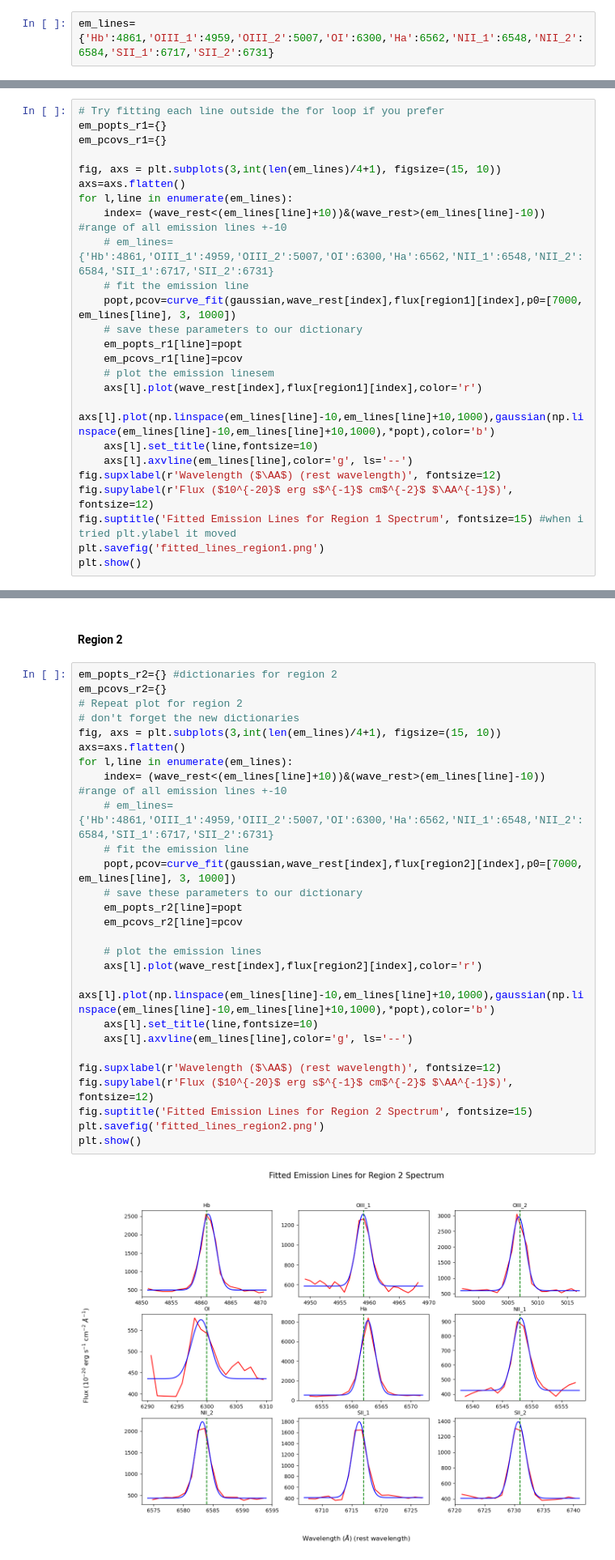
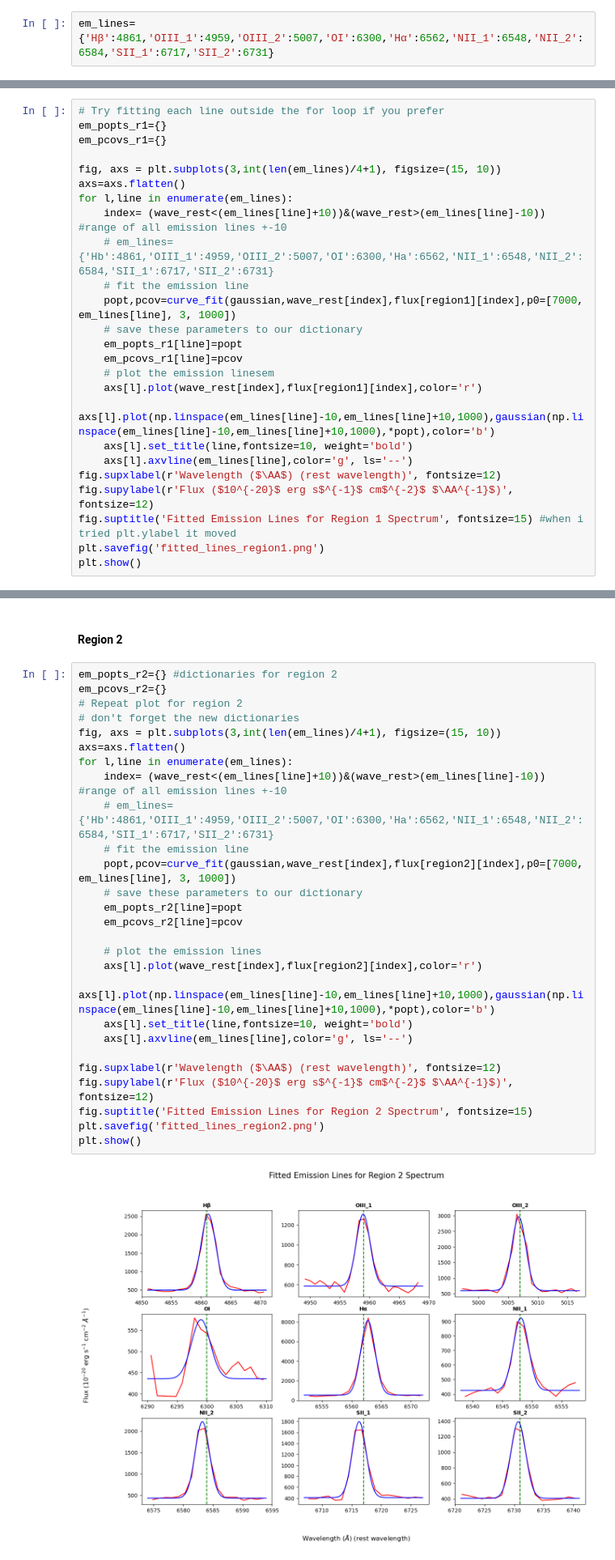
Before and after one commit to myasmedley/HII-Regions-in-NGC-253---Polaris-2026, a Jupyter notebook: PlottingEmissionLines.ipynb, the cells around one changed output, grey strips where cells are left out. Shown at 81% size. Cells and saved outputs as stored; diff of their text form.

```diff
--- a/PlottingEmissionLines.ipynb
+++ b/PlottingEmissionLines.ipynb
@@ -110,7 +110,7 @@ In this spectra, it is pretty clear where the emission lines are, but how do we
 
 Here is a dictionary linking the emission line to its wavelength (in Angstroms).
 # %%
-em_lines={'Hb':4861,'OIII_1':4959,'OIII_2':5007,'OI':6300,'Ha':6562,'NII_1':6548,'NII_2':6584,'SII_1':6717,'SII_2':6731}
+em_lines={'Hβ':4861,'OIII_1':4959,'OIII_2':5007,'OI':6300,'Hα':6562,'NII_1':6548,'NII_2':6584,'SII_1':6717,'SII_2':6731}
 # %% [markdown]
 Some of the emission lines have a '_1' and '_2' in them. This means that it's a doublet. They are produced by the same energy transition of the electron, but the wavelength changes because of the electron spin. So their typical strength is set by quantum mechanics. We almost always combine their strengths because of this.
 # %% [markdown]
@@ -409,7 +409,7 @@ for l,line in enumerate(em_lines):
     # plot the emission linesem
     axs[l].plot(wave_rest[index],flux[region1][index],color='r')
     axs[l].plot(np.linspace(em_lines[line]-10,em_lines[line]+10,1000),gaussian(np.linspace(em_lines[line]-10,em_lines[line]+10,1000),*popt),color='b')
-    axs[l].set_title(line,fontsize=10)
+    axs[l].set_title(line,fontsize=10, weight='bold')
     axs[l].axvline(em_lines[line],color='g', ls='--')
 fig.supxlabel(r'Wavelength ($\AA$) (rest wavelength)', fontsize=12)
 fig.supylabel(r'Flux ($10^{-20}$ erg s$^{-1}$ cm$^{-2}$ $\AA^{-1}$)', fontsize=12)
@@ -427,32 +427,32 @@ Let's repeat for Region 2.
 # %%
 em_popts_r2={} #dictionaries for region 2
 em_pcovs_r2={}
 # Repeat plot for region 2
 # don't forget the new dictionaries
 fig, axs = plt.subplots(3,int(len(em_lines)/4+1), figsize=(15, 10))
 axs=axs.flatten()
 for l,line in enumerate(em_lines):
     index= (wave_rest<(em_lines[line]+10))&(wave_rest>(em_lines[line]-10)) #range of all emission lines +-10
     # em_lines={'Hb':4861,'OIII_1':4959,'OIII_2':5007,'OI':6300,'Ha':6562,'NII_1':6548,'NII_2':6584,'SII_1':6717,'SII_2':6731}
     # fit the emission line
     popt,pcov=curve_fit(gaussian,wave_rest[index],flux[region2][index],p0=[7000, em_lines[line], 3, 1000])
     # save these parameters to our dictionary
     em_popts_r2[line]=popt
     em_pcovs_r2[line]=pcov
 
     # plot the emission lines
     axs[l].plot(wave_rest[index],flux[region2][index],color='r')
     axs[l].plot(np.linspace(em_lines[line]-10,em_lines[line]+10,1000),gaussian(np.linspace(em_lines[line]-10,em_lines[line]+10,1000),*popt),color='b')
-    axs[l].set_title(line,fontsize=10)
+    axs[l].set_title(line,fontsize=10, weight='bold')
     axs[l].axvline(em_lines[line],color='g', ls='--')
 
 fig.supxlabel(r'Wavelength ($\AA$) (rest wavelength)', fontsize=12)
 fig.supylabel(r'Flux ($10^{-20}$ erg s$^{-1}$ cm$^{-2}$ $\AA^{-1}$)', fontsize=12)
 fig.suptitle('Fitted Emission Lines for Region 2 Spectrum', fontsize=15)
 plt.savefig('fitted_lines_region2.png')
 plt.show()
 # %% [output]
-[figure, old version]
+[figure, new version]
 # %% [markdown]
 ## Measuring Line Fluxes
 # %% [markdown]
```
Also changed, not shown: parts of 4 cells of this notebook, 5 other files.
